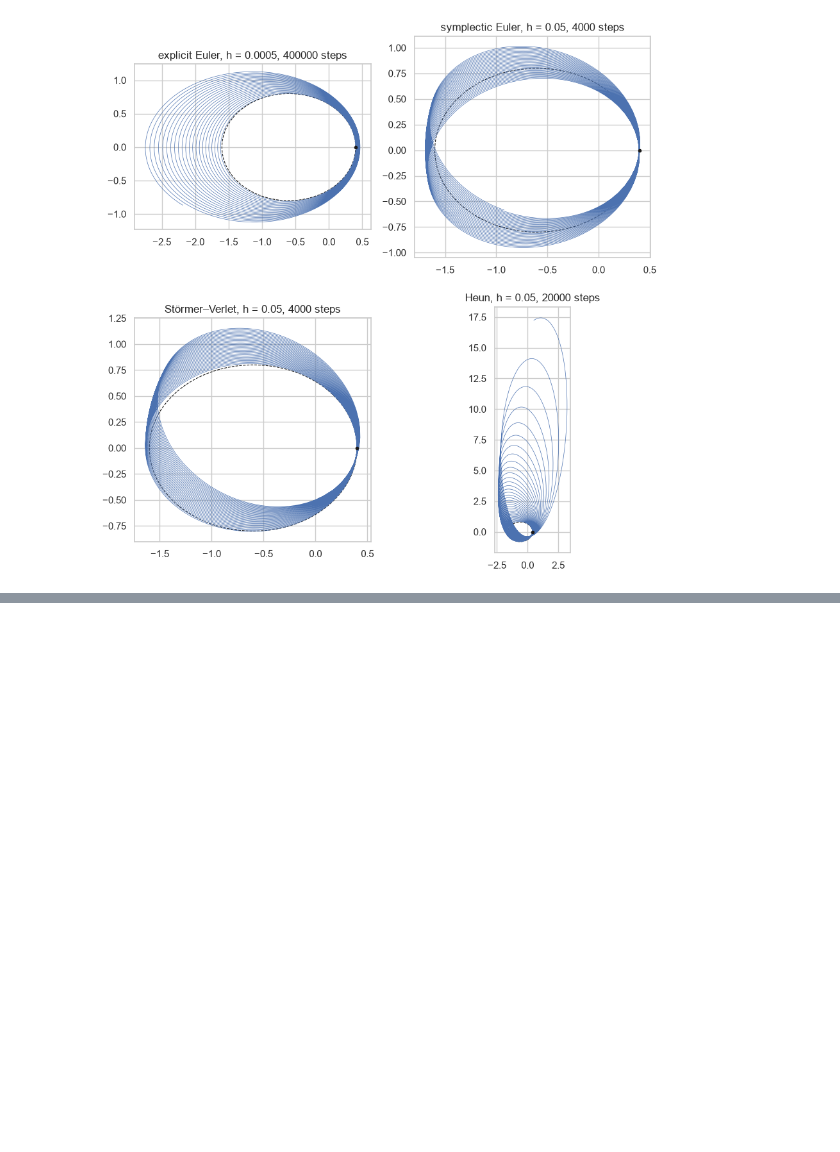
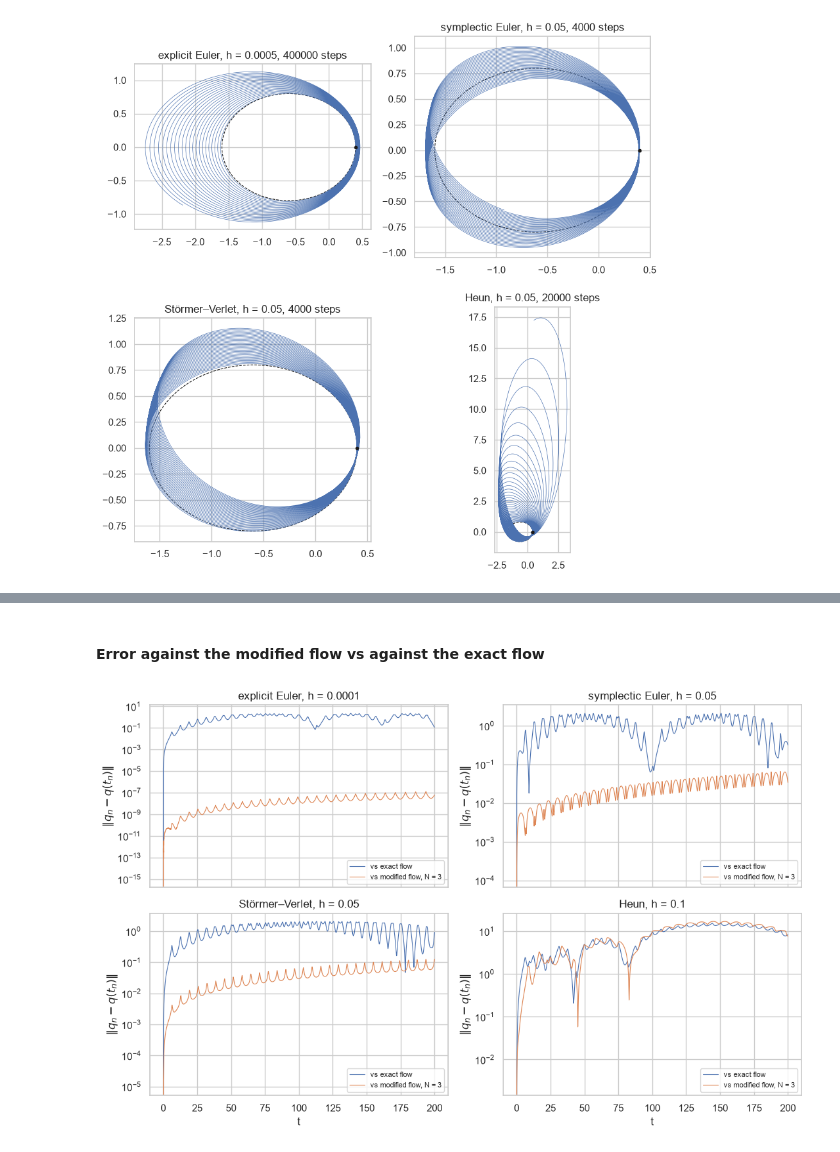
Before and after one commit to max-duxbury/symplectic-methods, a Jupyter notebook: kepler.ipynb, the cells around one changed output, grey strips where cells are left out. Cells and saved outputs as stored; diff of their text form; code cells hidden in the pictures; blank space fills up the shorter version.

Commit message:
Added modeq.py & finished plotted modified equations & exact flows

```diff
--- a/kepler.ipynb
+++ b/kepler.ipynb
@@ -163,0 +164,41 @@ fig.tight_layout()
+# %%
+# Modified equations for Kepler
+import sympy as sp
+from scipy.integrate import solve_ivp
+import modeq as me
+
+Y = sp.Matrix(sp.symbols('q1 q2 p1 p2'))
+
+def kepler_sym(Y):
+    r3 = (Y[0]**2 + Y[1]**2)**sp.Rational(3, 2)
+    return sp.Matrix([Y[2], Y[3], -Y[0]/r3, -Y[1]/r3])
+
+N = 3
+sym_methods = {
+    "explicit Euler":   me.explicit_euler,
+    "symplectic Euler": me.symplectic_euler,
+    "Störmer–Verlet":   me.stormer_verlet,
+    "Heun":             me.heun,
+}
+fcoe = {name: me.modified_equation(m, kepler_sym, Y, N) for name, m in sym_methods.items()}
+# %% [markdown]
+#### Error against the modified flow vs against the exact flow
+# %%
+fig, axes = plt.subplots(2, 2, figsize=(11, 7), sharex=True)
+for ax, (name, (step, h)) in zip(axes.flat, runs_2.items()):
+    n = round(T / h)
+    t = h * np.arange(n + 1)
+    qs, ps = integrate(step, h, n)
+    f_tilde = sp.lambdify(list(Y), list(sum((h**(j-1)*fj for j, fj in fcoe[name].items()), sp.zeros(4, 1))))
+    sol = solve_ivp(lambda _, y: f_tilde(*y), (0, T), np.r_[q0, p0], t_eval=t,
+                    method="DOP853", rtol=1e-12, atol=1e-12)
+    ax.semilogy(t, np.linalg.norm(qs - exact_q(t), axis=1), lw=0.8, label="vs exact flow")
+    ax.semilogy(t, np.linalg.norm(qs - sol.y[:2].T, axis=1), lw=0.8, label=f"vs modified flow, N = {N}")
+    ax.set_title(f"{name}, h = {h}")
+    ax.set_ylabel(r"$\|q_n - q(t_n)\|$")
+    ax.legend(fontsize=8)
+for ax in axes[1]:
+    ax.set_xlabel("t")
+fig.tight_layout()
+# %% [output]
+[figure, added]
```
Also changed, not shown: parts of 5 cells of this notebook, 2 other files.
